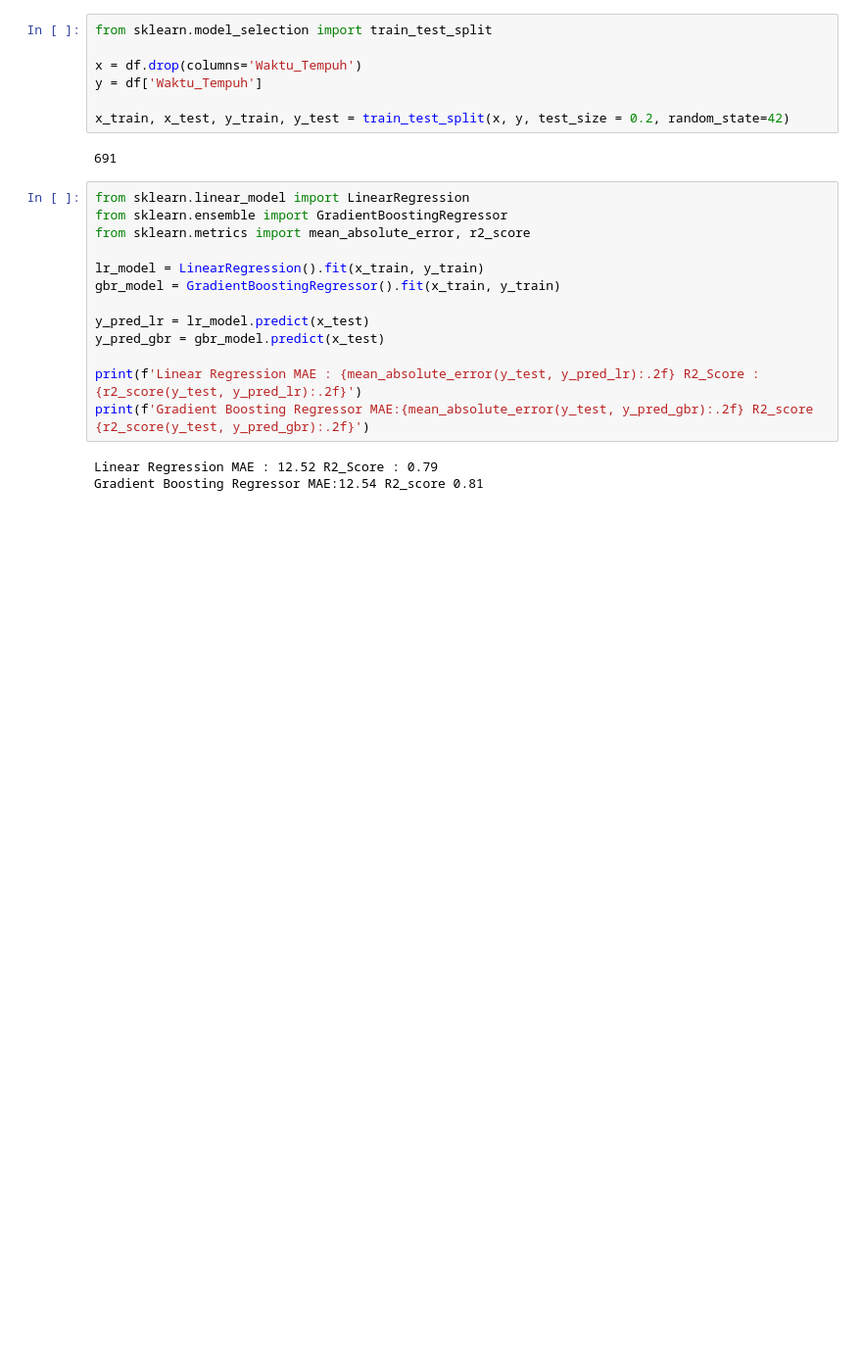
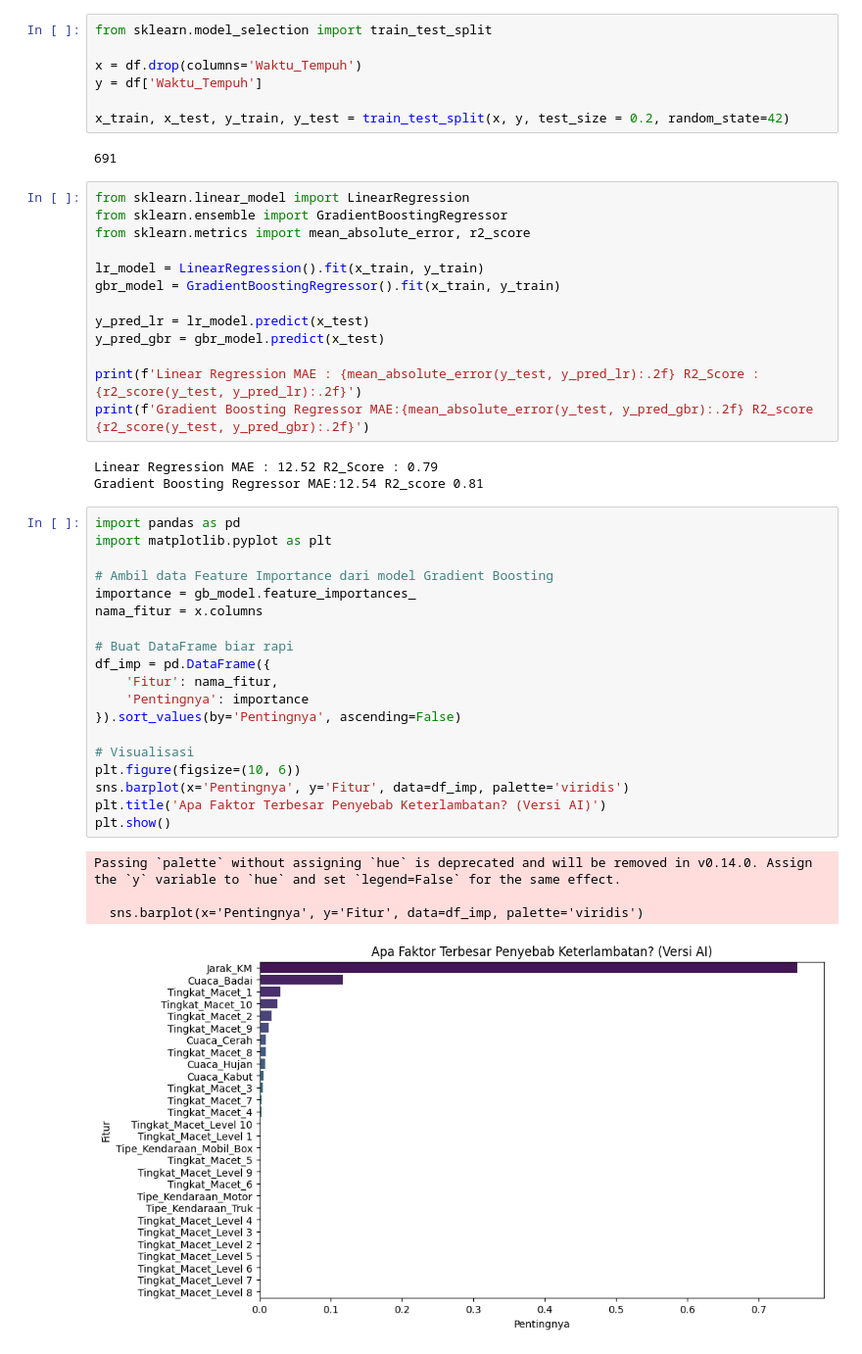
Before and after one commit to rezzz59/STUPEN, a Jupyter notebook: Regresi/studi_kasus_mandiri.ipynb, the cells around one changed output. Shown at 98% size. Drawn from its saved outputs; the diff is of its cells as text; blank space fills up the shorter version.

Commit message:
menambahkan importance

```diff
--- a/Regresi/studi_kasus_mandiri.ipynb
+++ b/Regresi/studi_kasus_mandiri.ipynb
@@ -426,3 +426,27 @@ print(f'Gradient Boosting Regressor MAE:{mean_absolute_error(y_test, y_pred_gbr)
 # %% [output]
 Linear Regression MAE : 12.52 R2_Score : 0.79
 Gradient Boosting Regressor MAE:12.54 R2_score 0.81
+# %%
+import pandas as pd
+import matplotlib.pyplot as plt
+
+# Ambil data Feature Importance dari model Gradient Boosting
+importance = gb_model.feature_importances_
+nama_fitur = x.columns
+
+# Buat DataFrame biar rapi
+df_imp = pd.DataFrame({
+    'Fitur': nama_fitur,
+    'Pentingnya': importance
+}).sort_values(by='Pentingnya', ascending=False)
+
+# Visualisasi
+plt.figure(figsize=(10, 6))
+sns.barplot(x='Pentingnya', y='Fitur', data=df_imp, palette='viridis')
+plt.title('Apa Faktor Terbesar Penyebab Keterlambatan? (Versi AI)')
+plt.show()
+# %% [output]
+Passing `palette` without assigning `hue` is deprecated and will be removed in v0.14.0. Assign the `y` variable to `hue` and set `legend=False` for the same effect.
+
+  sns.barplot(x='Pentingnya', y='Fitur', data=df_imp, palette='viridis')
+[figure, added]
```
